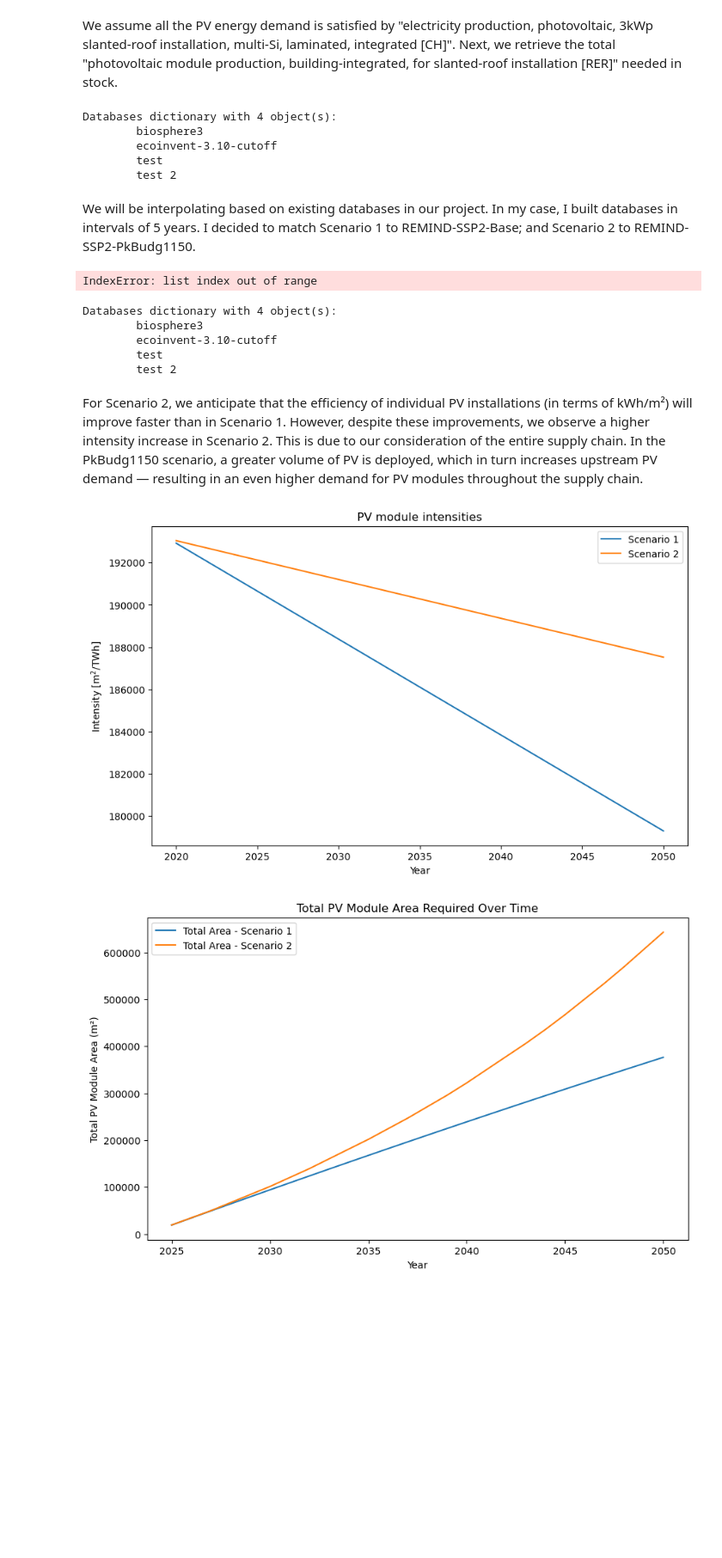
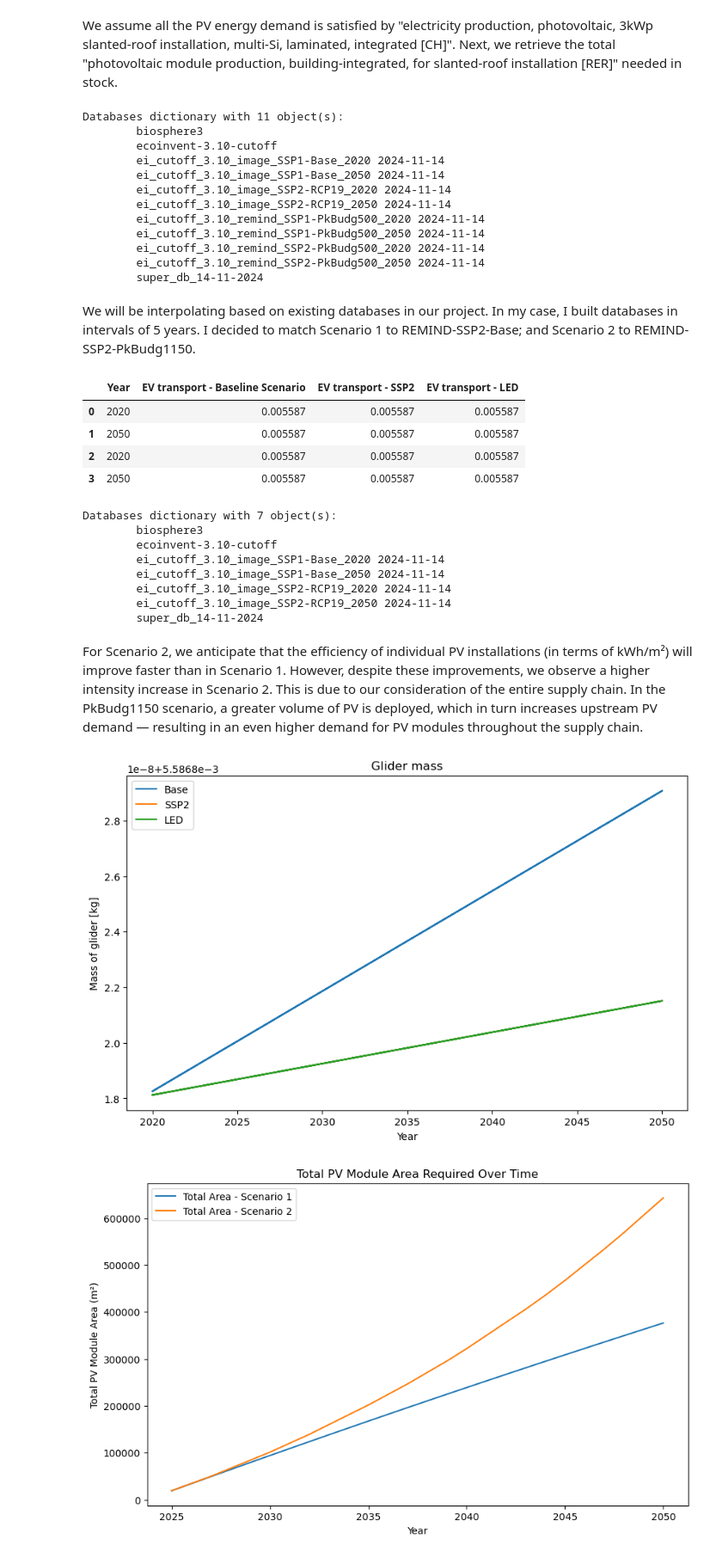
Before and after one commit to Leadmre/autumn-school-work-group, a Jupyter notebook: Groupwork.ipynb, the cells around one changed output. Shown at 86% size. Drawn from its saved outputs; the diff is of its cells as text; code cells hidden in the pictures; blank space fills up the shorter version.

Commit message:
Changes to scenarios "Remind"

```diff
--- a/Groupwork.ipynb
+++ b/Groupwork.ipynb
@@ -12,0 +14,2 @@ alvaro.hahn-menacho@psi.ch
+# %%
+bd.projects.set_current(name='autumn_school_project_EV')
@@ -100,13 +107,20 @@ from scipy.interpolate import interp1d
 # %%
 # bd.projects.copy_project(name='group-work')
 # %%
-bd.projects.set_current(name='test')
+bd.projects.set_current(name='autumn_school_project_EV')
 bd.databases
 # %% [output]
-Databases dictionary with 4 object(s):
+Databases dictionary with 11 object(s):
         biosphere3
         ecoinvent-3.10-cutoff
-        test
-        test 2
+        ei_cutoff_3.10_image_SSP1-Base_2020 2024-11-14
+        ei_cutoff_3.10_image_SSP1-Base_2050 2024-11-14
+        ei_cutoff_3.10_image_SSP2-RCP19_2020 2024-11-14
+        ei_cutoff_3.10_image_SSP2-RCP19_2050 2024-11-14
+        ei_cutoff_3.10_remind_SSP1-PkBudg500_2020 2024-11-14
+        ei_cutoff_3.10_remind_SSP1-PkBudg500_2050 2024-11-14
+        ei_cutoff_3.10_remind_SSP2-PkBudg500_2020 2024-11-14
+        ei_cutoff_3.10_remind_SSP2-PkBudg500_2050 2024-11-14
+        super_db_14-11-2024
 # %%
 base_db = {
@@ -155,45 +188,58 @@ def calculate_ev_transport(year, scenario):
 ev_transport_values = {
     'Year': [],
     'EV transport - Baseline Scenario': [],
-    'EV transport - 2 degree Scenario': []
+    'EV transport - SSP2': [],
+    'EV transport - LED': []
 }
 # %%
 for year, db_name in tqdm(base_db.items()):
-    # Calculate PV intensity for Baseline
+    # Calculate EV intensity for Baseline
     baseline_intensity = calculate_ev_transport(year, scenario='Base')
-    # Calculate PV intensity for PkBudg1150
-    pkbudg1150_intensity = calculate_ev_transport(year, scenario='PkBudg1150')
+    # Calculate EV intensity for SSP2
+    SSP2_db_intensity = calculate_ev_transport(year, scenario='SSP2_db')
+    # Calculate EV intensity for LED
+    LED_db_intensity = calculate_ev_transport(year, scenario='LED_db')
 
     # Store results
-    pv_intensity_values['Year'].append(year)
-    pv_intensity_values['EV transport - Baseline Scenario'].append(baseline_intensity)
-    pv_intensity_values['EV transport - 2 degree Scenario'].append(pkbudg1150_intensity)
+    ev_transport_values['Year'].append(year)
+    ev_transport_values['EV transport - Baseline Scenario'].append(baseline_intensity)
+    ev_transport_values['EV transport - SSP2'].append(SSP2_db_intensity)
+    ev_transport_values['EV transport - LED'].append(LED_db_intensity)
 
-pv_intensity_df = pd.DataFrame(pv_intensity_values)
-pv_intensity_df
+
+ev_transport_df = pd.DataFrame(ev_transport_values)
+ev_transport_df
 # %% [output]
-IndexError: list index out of range
+|  | Year | EV transport - Baseline Scenario | EV transport - SSP2 | EV transport - LED |
+| 0 | 2020 | 0.005587 | 0.005587 | 0.005587 |
+| 1 | 2050 | 0.005587 | 0.005587 | 0.005587 |
+| 2 | 2020 | 0.005587 | 0.005587 | 0.005587 |
+| 3 | 2050 | 0.005587 | 0.005587 | 0.005587 |
 # %%
 bd.databases
 # %% [output]
-Databases dictionary with 4 object(s):
+Databases dictionary with 7 object(s):
         biosphere3
         ecoinvent-3.10-cutoff
-        test
-        test 2
+        ei_cutoff_3.10_image_SSP1-Base_2020 2024-11-14
+        ei_cutoff_3.10_image_SSP1-Base_2050 2024-11-14
+        ei_cutoff_3.10_image_SSP2-RCP19_2020 2024-11-14
+        ei_cutoff_3.10_image_SSP2-RCP19_2050 2024-11-14
+        super_db_14-11-2024
 # %% [markdown]
 For Scenario 2, we anticipate that the efficiency of individual PV installations (in terms of kWh/m²) will improve faster than in Scenario 1. However, despite these improvements, we observe a higher intensity increase in Scenario 2. This is due to our consideration of the entire supply chain. In the PkBudg1150 scenario, a greater volume of PV is deployed, which in turn increases upstream PV demand — resulting in an even higher demand for PV modules throughout the supply chain.
 # %%
 plt.figure(figsize=(10, 6))
-plt.plot(pv_intensity_df['Year'], pv_intensity_df['PV module intensity - Baseline Scenario'], label='Scenario 1')
-plt.plot(pv_intensity_df['Year'], pv_intensity_df['PV module intensity - 2 degree Scenario'], label='Scenario 2')
+plt.plot(ev_transport_df['Year'], ev_transport_df['EV transport - Baseline Scenario'], label='Base')
+plt.plot(ev_transport_df['Year'], ev_transport_df['EV transport - SSP2'], label='SSP2')
+plt.plot(ev_transport_df['Year'], ev_transport_df['EV transport - LED'], label='LED')
 plt.xlabel('Year')
-plt.ylabel('Intensity [m$^2$/TWh]')
-plt.title('PV module intensities')
+plt.ylabel('Mass of glider [kg]')
+plt.title('Glider mass')
 plt.legend()
 plt.show()
 # %% [output]
-[figure, old version]
+[figure, new version]
 # %%
 # Interpolate to get values for each year between 2025 and 2060
 all_years = np.arange(2025, 2051)
```
Also changed, not shown: parts of 9 cells of this notebook.
